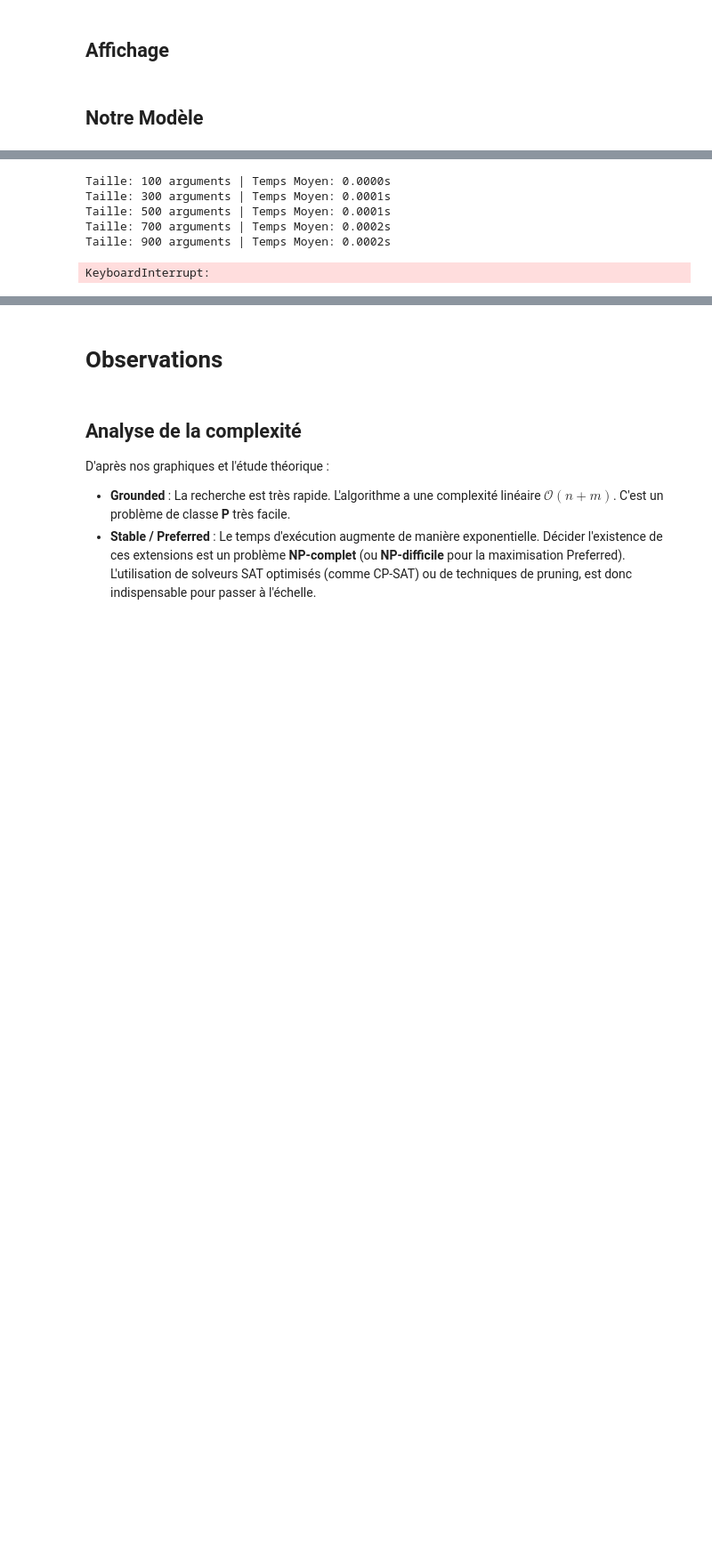
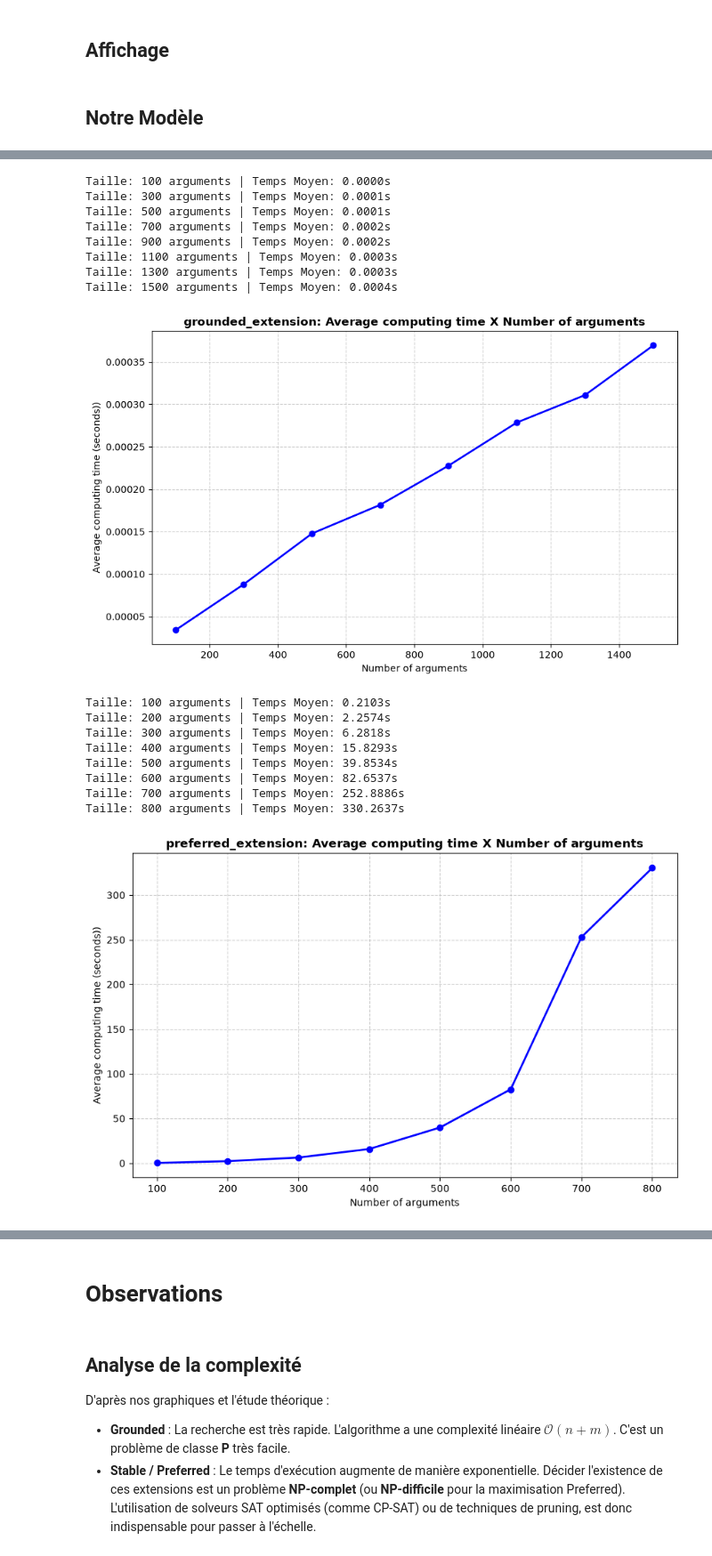
Before and after one commit to rasp-code/2026-Epita-Intelligence-Symbolique, a Jupyter notebook: groupe-I5-argumentation-de-dung/notebook.ipynb, the cells around one changed output, grey strips where cells are left out. Shown at 89% size. Cells and saved outputs as stored; diff of their text form; code cells hidden in the pictures; blank space fills up the shorter version.

```diff
--- a/groupe-I5-argumentation-de-dung/notebook.ipynb
+++ b/groupe-I5-argumentation-de-dung/notebook.ipynb
@@ -142,11 +142,23 @@ Nous avons implémenté plusieurs approches adaptées à la complexité de chaqu
 # %%
 plot_performance(grounded_extension, 8, 100, 200, 20)
-plot_performance(preferred_extension, 8, 10, 10, 5)
+plot_performance(preferred_extension, 8, 100, 100, 4)
 plot_performance(stable_extension, 8, 100, 100, 5)
 # %% [output]
 Taille: 100 arguments | Temps Moyen: 0.0000s
 Taille: 300 arguments | Temps Moyen: 0.0001s
 Taille: 500 arguments | Temps Moyen: 0.0001s
 Taille: 700 arguments | Temps Moyen: 0.0002s
 Taille: 900 arguments | Temps Moyen: 0.0002s
+Taille: 1100 arguments | Temps Moyen: 0.0003s
+Taille: 1300 arguments | Temps Moyen: 0.0003s
+Taille: 1500 arguments | Temps Moyen: 0.0004s
+[figure, added]
-KeyboardInterrupt:
+Taille: 100 arguments | Temps Moyen: 0.2103s
+Taille: 200 arguments | Temps Moyen: 2.2574s
+Taille: 300 arguments | Temps Moyen: 6.2818s
+Taille: 400 arguments | Temps Moyen: 15.8293s
+Taille: 500 arguments | Temps Moyen: 39.8534s
+Taille: 600 arguments | Temps Moyen: 82.6537s
+Taille: 700 arguments | Temps Moyen: 252.8886s
+Taille: 800 arguments | Temps Moyen: 330.2637s
+[figure, added]
```
Also changed, not shown: parts of 3 cells of this notebook, 2 other files.
